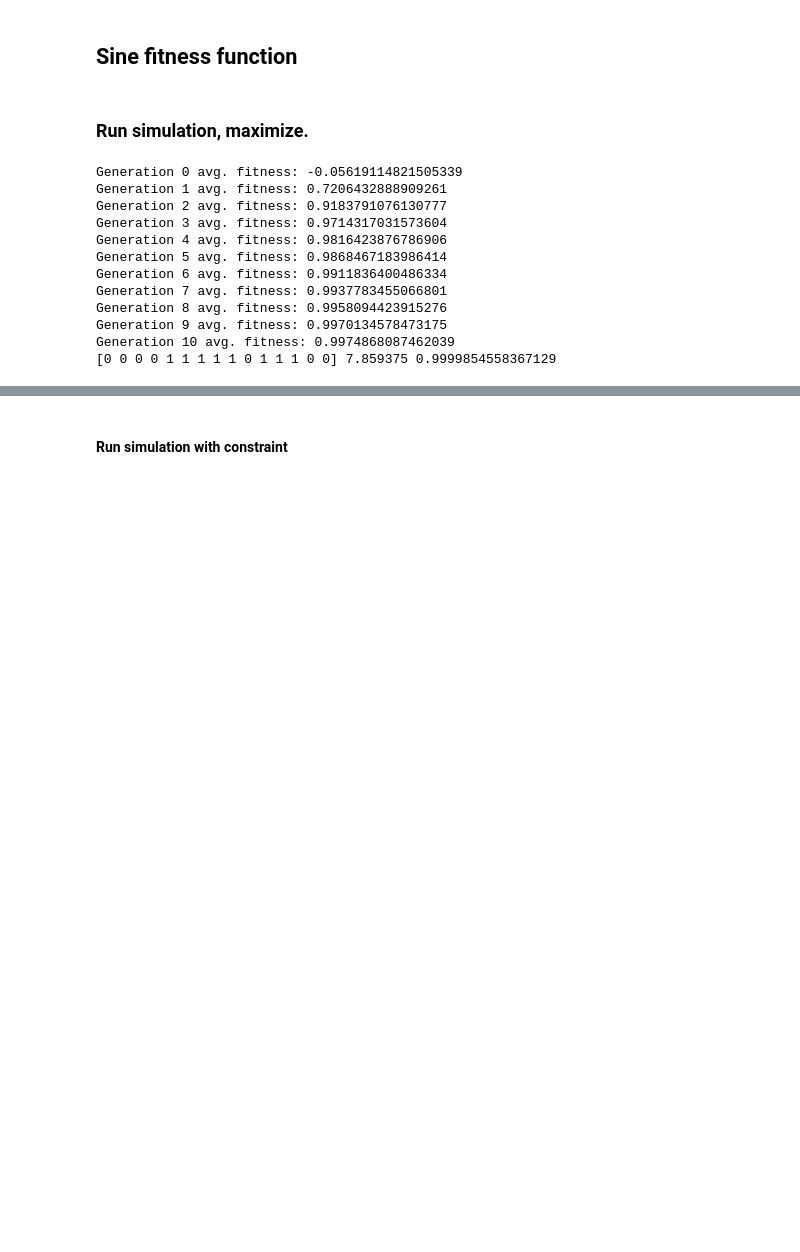
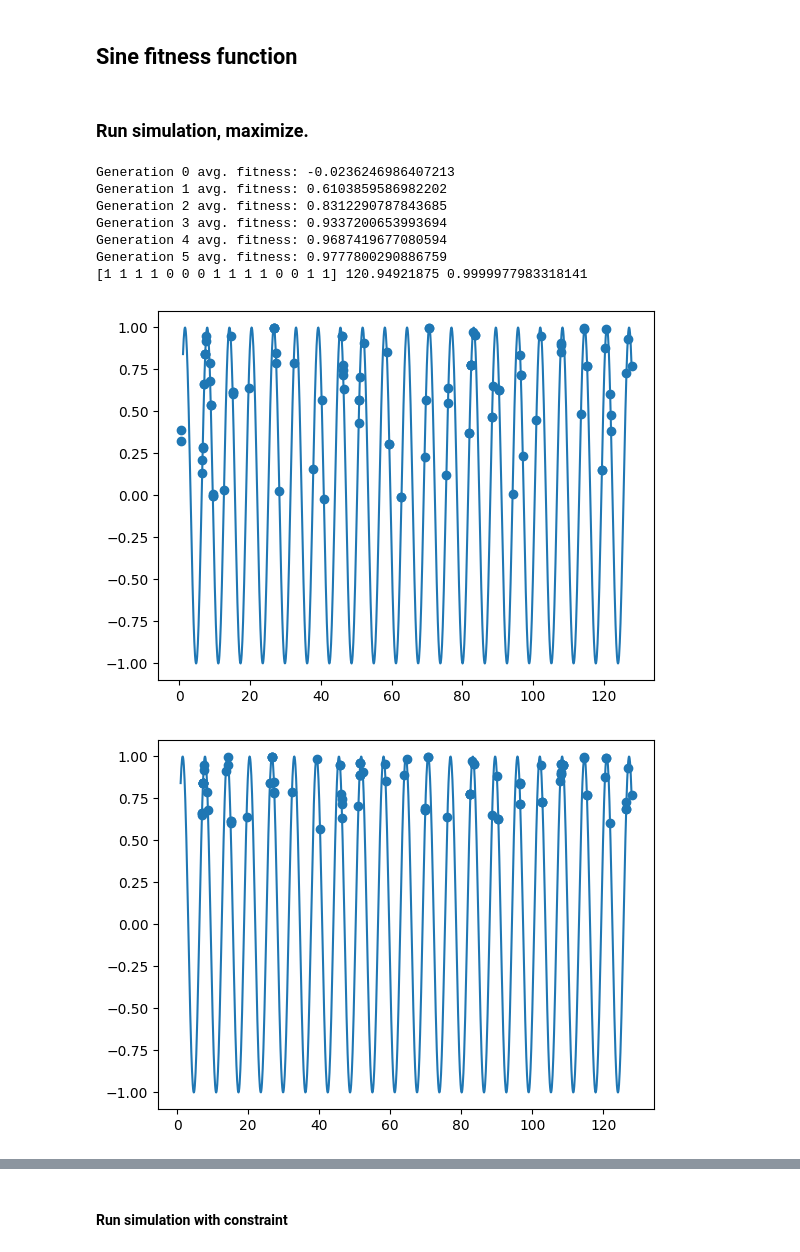
Before and after one commit to martinwholtmon/IT3708-2023, a Jupyter notebook: Project_1/project1.ipynb, the cells around one changed output, grey strips where cells are left out. Saved outputs shown, nothing was run; the diff lists cells and outputs as text; code cells hidden in the pictures; blank space fills up the shorter version.

Commit message:
plot the sga on sine wave

```diff
--- a/Project_1/project1.ipynb
+++ b/Project_1/project1.ipynb
@@ -7,6 +8,19 @@ seed = 99
 # seed = None
 # %% [markdown]
 ## Sine fitness function
+# %%
+def plot_sin(population):
+    # Sine wave
+    x1 = np.arange(1, 128, 0.1)
+    y1 = np.sin(x1)
+
+    # Individuals
+    x2 = [individual.value for individual in population.individuals]
+    y2 = [individual.fitness for individual in population.individuals]
+
+    plot.plot(x1, y1)
+    plot.scatter(x2, y2)
+    plot.show()
 # %% [markdown]
 ### Run simulation, maximize.
 # %%
@@ -15,25 +29,28 @@ params_sine = {
     "maximize": True,
     "pop_size": 100,
     "individual_size": 15,
-    "max_generations": 10,
+    "max_generations": 5,
     "crossover_rate": 0.6,
     "mutation_rate": 0.05,
 }
 # %%
 sga = SGA(**params_sine)
-solutions = sga.simulate()
-solution = solutions[0]
+sga.simulate()
+solution = sga.get_solution()
 print(solution.bitstring, solution.value, solution.fitness)
 # %% [output]
-Generation 0 avg. fitness: -0.05619114821505339
-Generation 1 avg. fitness: 0.7206432888909261
-Generation 2 avg. fitness: 0.9183791076130777
-Generation 3 avg. fitness: 0.9714317031573604
-Generation 4 avg. fitness: 0.9816423876786906
-Generation 5 avg. fitness: 0.9868467183986414
-Generation 6 avg. fitness: 0.9911836400486334
-Generation 7 avg. fitness: 0.9937783455066801
-Generation 8 avg. fitness: 0.9958094423915276
-Generation 9 avg. fitness: 0.9970134578473175
-Generation 10 avg. fitness: 0.9974868087462039
-[0 0 0 0 1 1 1 1 1 0 1 1 1 0 0] 7.859375 0.9999854558367129
+Generation 0 avg. fitness: -0.0236246986407213
+Generation 1 avg. fitness: 0.6103859586982202
+Generation 2 avg. fitness: 0.8312290787843685
+Generation 3 avg. fitness: 0.9337200653993694
+Generation 4 avg. fitness: 0.9687419677080594
+Generation 5 avg. fitness: 0.9777800290886759
+[1 1 1 1 0 0 0 1 1 1 1 0 0 1 1] 120.94921875 0.9999977983318141
+# %%
+# Plot
+generations = sga.get_generations()
+for g in generations:
+    plot_sin(g)
+# %% [output]
+[figure, added]
+[figure, added]
```
Also changed, not shown: parts of 5 cells of this notebook, 2 other files.
